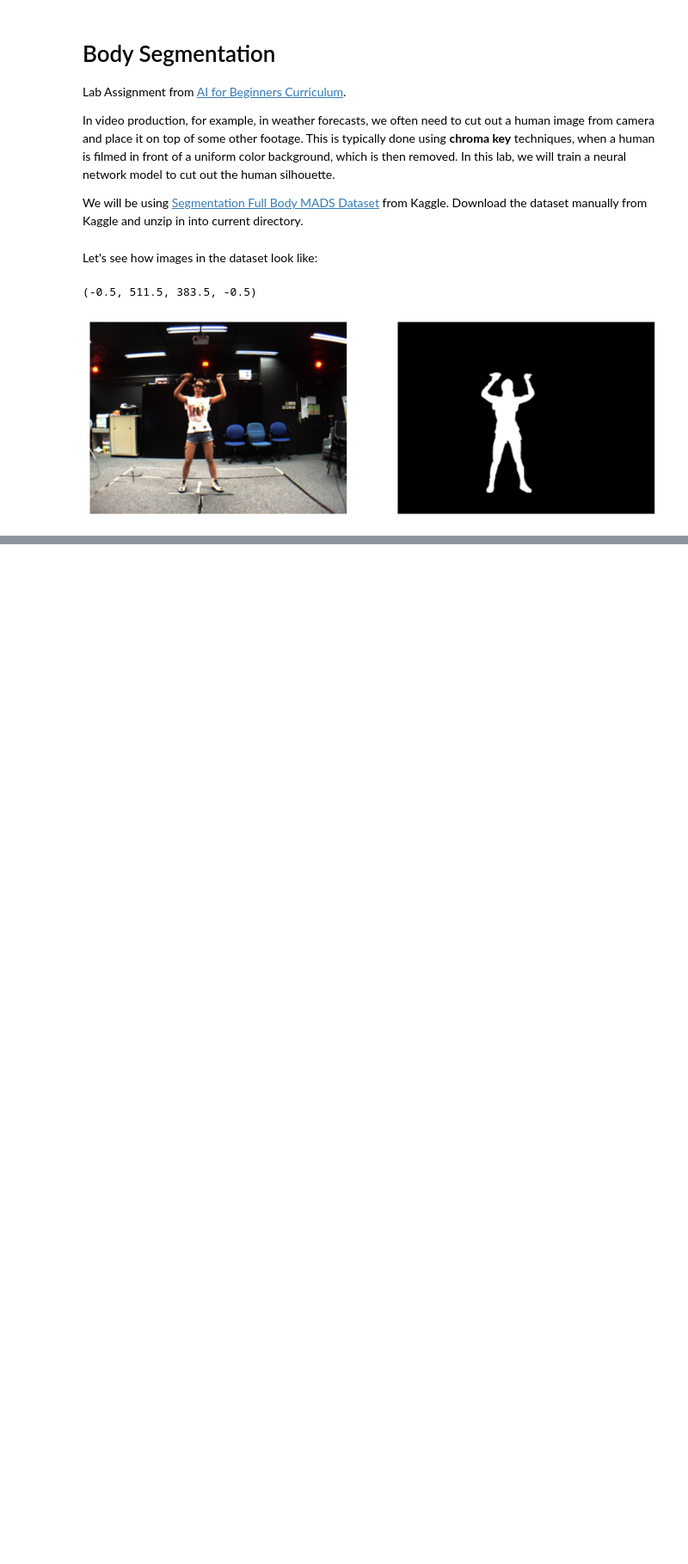
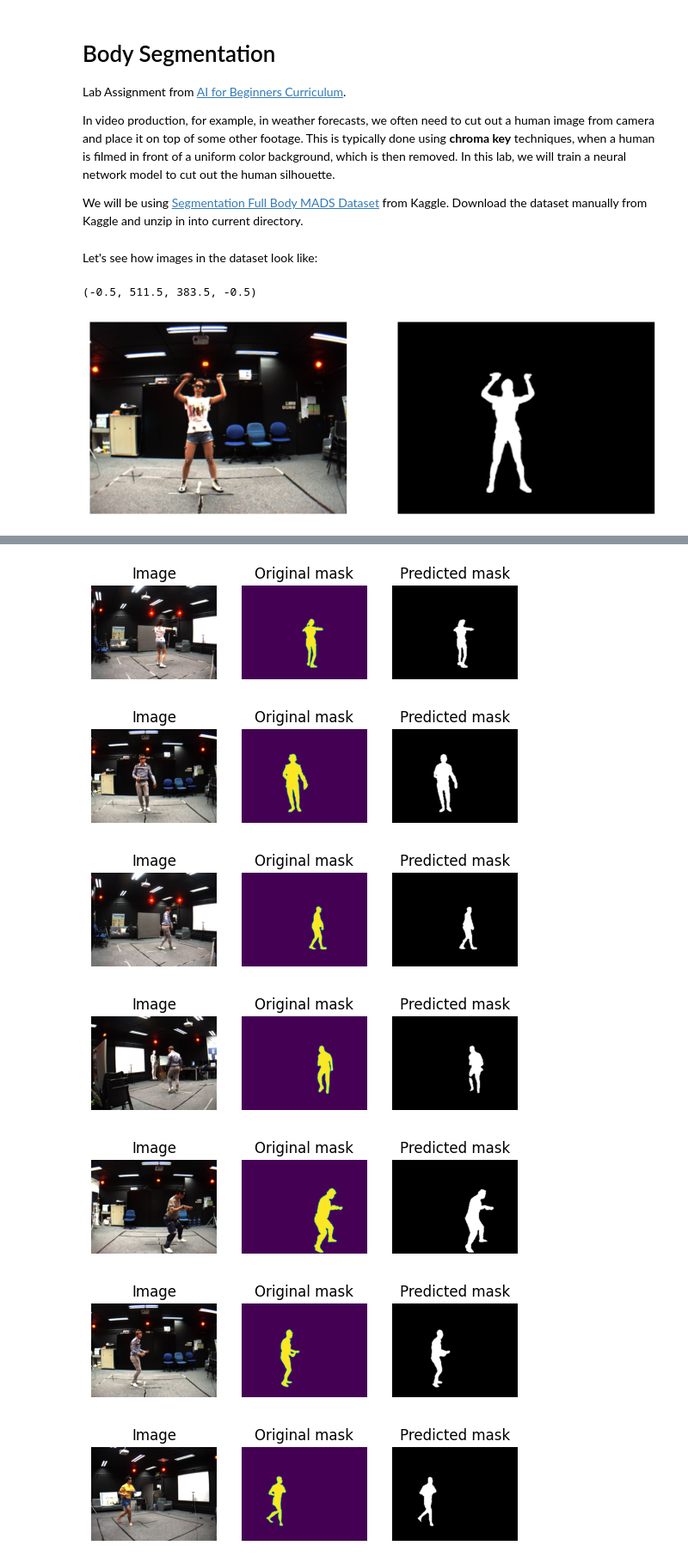
Before and after one commit to tvboelens/Solutions-AI-For-Beginners, a Jupyter notebook: lesson-12/BodySegmentation.ipynb, the cells around one changed output, grey strips where cells are left out. Shown: that part at 86% size. Saved outputs shown, nothing was run; the diff lists cells and outputs as text; code cells hidden in the pictures; blank space fills up the shorter version.

```diff
--- a/lesson-12/BodySegmentation.ipynb
+++ b/lesson-12/BodySegmentation.ipynb
@@ -367,13 +406,0 @@ Test loss = 0.6806249177756429
-# %%
-#TODO: Masks next to images?
-
-import random
-from IPython import display as D
-
-output_path = 'output_imgs'
-output_img_names = os.listdir(output_path)
-output_imgs = [os.path.join(output_path, img_name)
-               for img_name in output_img_names]
-for i in range(10):
-    img = random.choice(output_imgs)
-    D.display(D.Image(filename=img))
@@ -390,0 +407,39 @@ for i in range(10):
+# %%
+#TODO: Masks next to images?
+
+import random
+from IPython import display as D
+
+output_path = 'output_imgs'
+imgs_path = os.path.join(dataset_path, 'images')
+masks_path = os.path.join(dataset_path,'masks')
+img_names = [img_name[:-9] for img_name in os.listdir(output_path)
+             if os.path.isfile(os.path.join(output_path, img_name))]
+#output_img_names = os.listdir(output_path)
+#output_imgs = [os.path.join(output_path, img_name)
+#               for img_name in output_img_names]
+for i in range(10):
+    img_name = random.choice(img_names)
+    img = Image.open(os.path.join(imgs_path,img_name+'.png')).convert('RGB')
+    mask = Image.open(os.path.join(masks_path, img_name+'.png')).convert('L')
+    output_img = Image.open(os.path.join(output_path, img_name+'_pred.png')).resize((512,384))
+    fig, (ax1,ax2,ax3) = plt.subplots(1,3)
+    ax1.set_title('Image')
+    ax1.axis('off')
+    ax1.imshow(img)
+    ax2.set_title('Original mask')
+    ax2.axis('off')
+    ax2.imshow(mask)
+    ax3.set_title('Predicted mask')
+    ax3.axis('off')
+    ax3.imshow(output_img)
+    plt.show()
+    #D.display(D.Image(filename=img))
+# %% [output]
+[figure, added]
+[figure, added]
+[figure, added]
+[figure, added]
+[figure, added]
+[figure, added]
+[figure, added]
```
Also changed, not shown: parts of 7 cells of this notebook.
